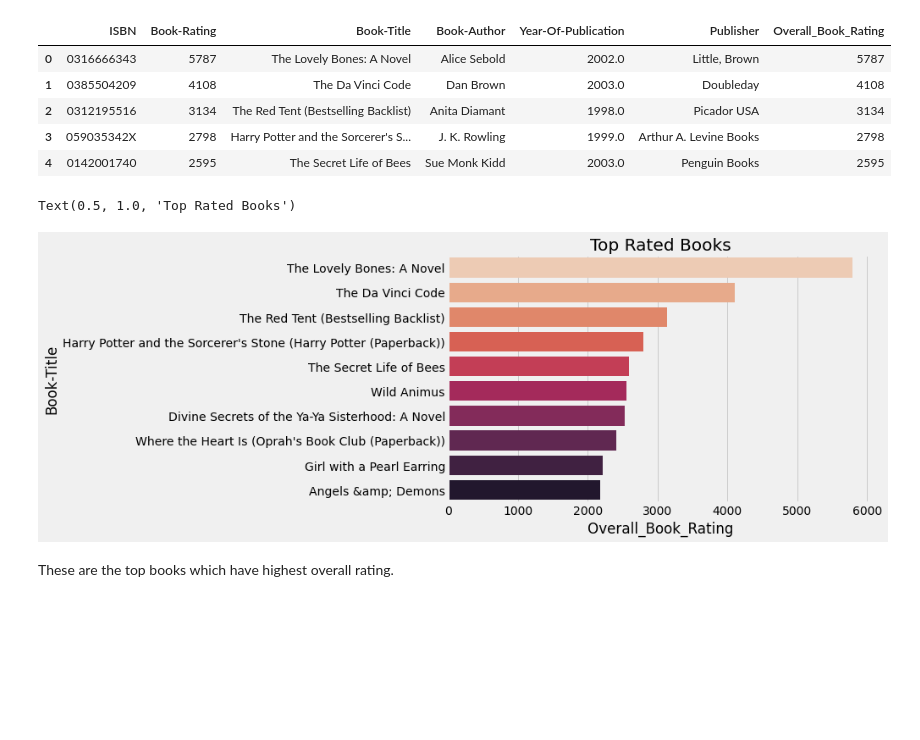
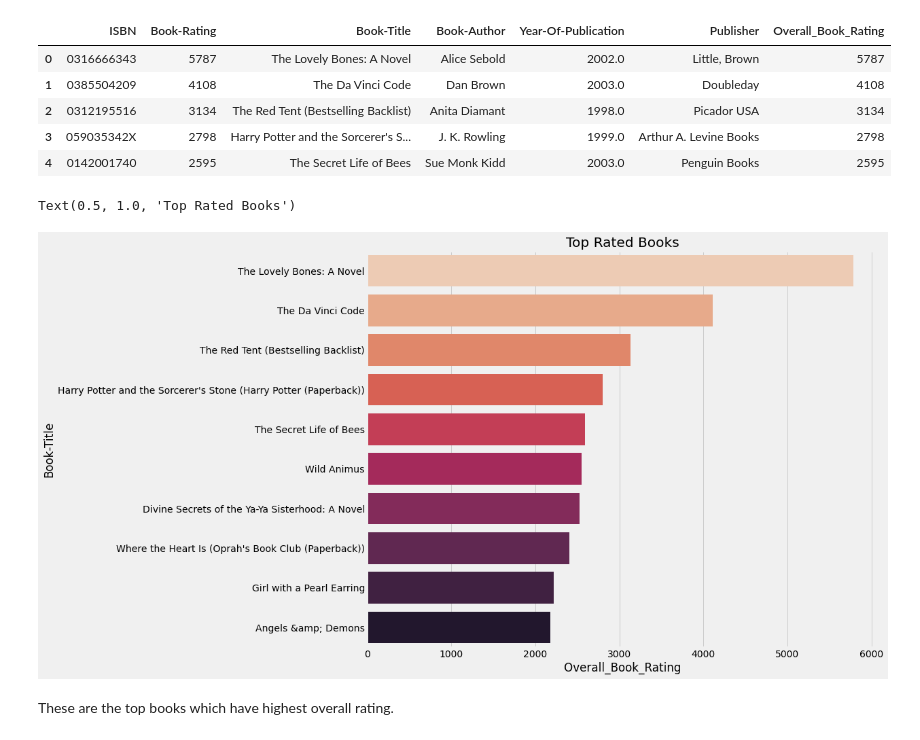
Before and after one commit to bindukovvada/Book-Recommendation-System, a Jupyter notebook: Team_Book_Recommendation_System.ipynb, the cells around one changed output. Saved outputs shown, nothing was run; the diff lists cells and outputs as text; code cells hidden in the pictures; blank space fills up the shorter version.

```diff
--- a/Team_Book_Recommendation_System.ipynb
+++ b/Team_Book_Recommendation_System.ipynb
@@ -619,12 +638,12 @@ most_rated_books_summary.head(5)
 # %%
 #countplot for Top Rated
 plt.style.use('fivethirtyeight')
-plt.figure(figsize=(8,5))
+plt.figure(figsize=(12,10))
 sns.barplot(y='Book-Title',x='Overall_Book_Rating',data=most_rated_books_summary.head(10), palette='rocket_r')
 plt.title('Top Rated Books')
 # %% [output]
 Text(0.5, 1.0, 'Top Rated Books')
-[figure, old version]
+[figure, new version]
 # %% [markdown]
 These are the top books which have highest overall rating.
 # %% [markdown]
```
Also changed, not shown: parts of 172 cells of this notebook.
